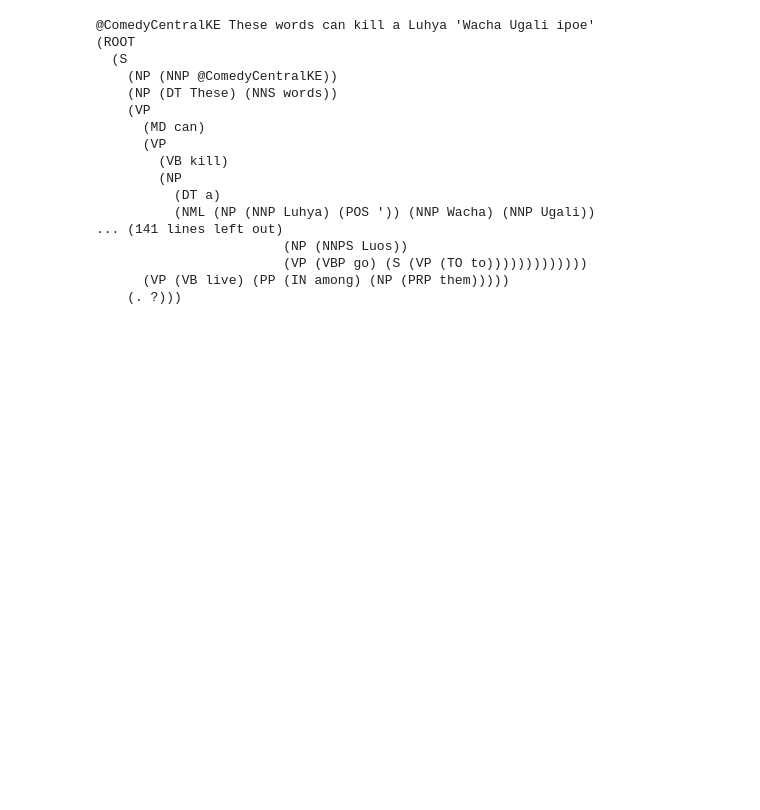
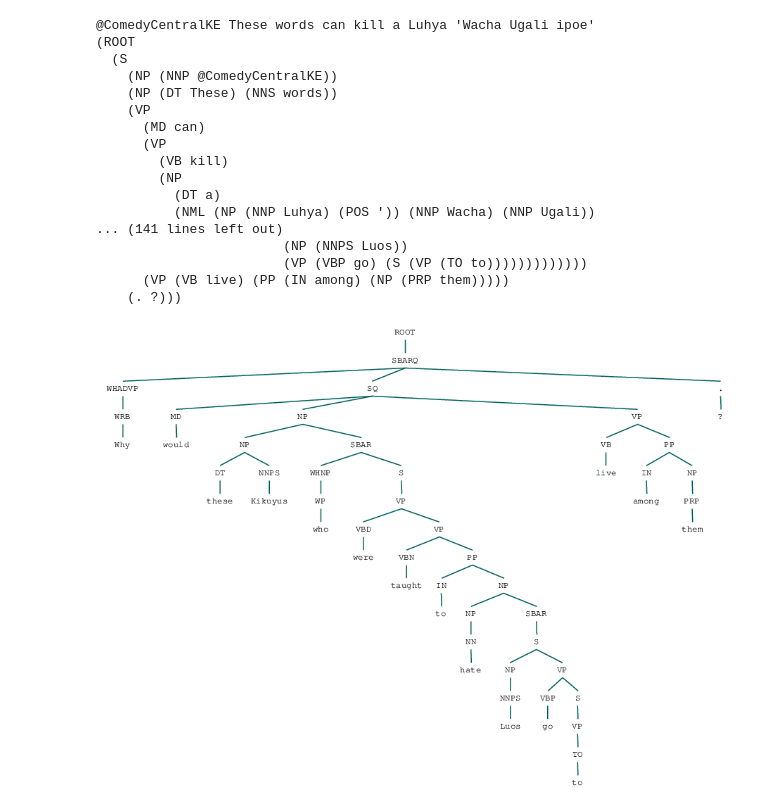
Before and after one commit to Yeghon/CCI508, a Jupyter notebook: ParseTweets.ipynb, the cells around one changed output. Saved outputs shown, nothing was run; the diff lists cells and outputs as text; code cells hidden in the pictures; blank space fills up the shorter version.

```diff
--- a/ParseTweets.ipynb
+++ b/ParseTweets.ipynb
@@ -59,4 +59,6 @@ for x in nc:
     (. ?)))
 # %%
 #draw a tree for the last element
-pa
+parse
+# %% [output]
+[figure, added]
```
